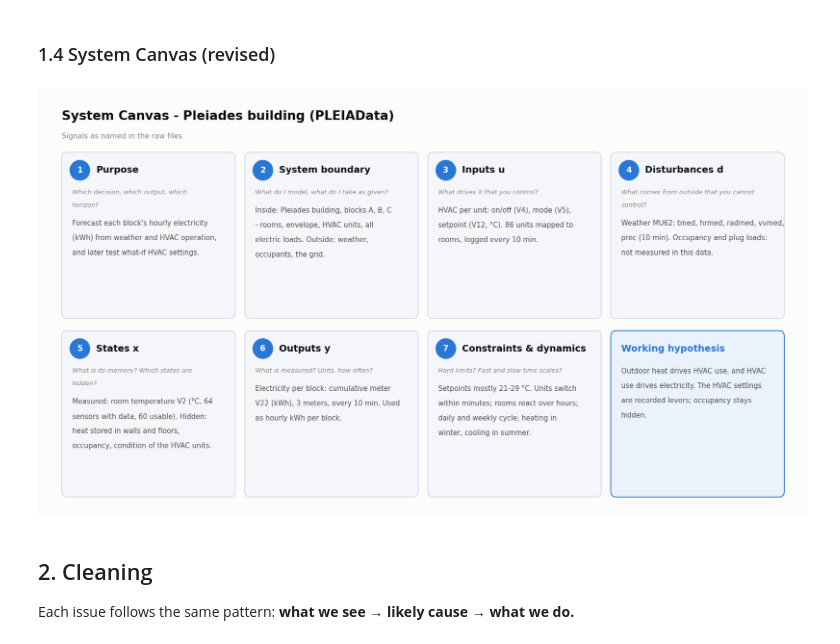
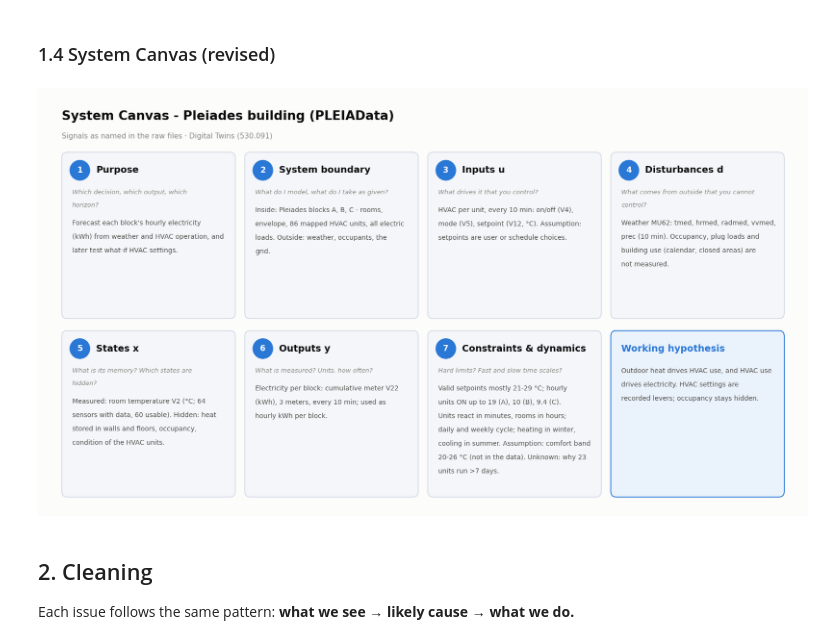
Before and after one commit to AspA-AI/digital_twins_pleiades, a Jupyter notebook: Notebooks/PLEIAData_EDA.ipynb, the cells around one changed output. Saved outputs shown, nothing was run; the diff lists cells and outputs as text; code cells hidden in the pictures.

Commit message:
minor canvas change added

```diff
--- a/Notebooks/PLEIAData_EDA.ipynb
+++ b/Notebooks/PLEIAData_EDA.ipynb
@@ -173,48 +173,49 @@ def draw_canvas(boxes, title, subtitle):
         ax.add_patch(FancyBboxPatch((x, y), w, h, boxstyle="round,pad=0,rounding_size=0.12",
                                     fc="#eaf2fc" if lesson else BOX, ec=ACC if lesson else EDGE, lw=1.4))
         tx = x + 0.22
         if num:
             ax.add_patch(plt.Circle((x + 0.38, y + h - 0.38), 0.21, color=ACC))
             ax.text(x + 0.38, y + h - 0.38, num, color="white", fontsize=12, fontweight="bold", ha="center", va="center")
             tx = x + 0.72
         ax.text(tx, y + h - 0.38, head, fontsize=14, fontweight="bold", color=ACC if lesson else INK, va="center")
         yy = y + h - 0.78
         for line in textwrap.wrap(sub, 42):
             ax.text(x + 0.22, yy, line, fontsize=9.5, color=MUTED, style="italic", va="top"); yy -= 0.27
         yy -= 0.1 if sub else 0
-        for line in textwrap.wrap(body, 41):
-            ax.text(x + 0.22, yy, line, fontsize=10.5, color=INK2, va="top"); yy -= 0.31
+        for line in textwrap.wrap(body, 44):
+            ax.text(x + 0.22, yy, line, fontsize=10, color=INK2, va="top"); yy -= 0.29
     return fig
 
 CANVAS = [
     ("1", "Purpose", "Which decision, which output, which horizon?",
      "Forecast each block's hourly electricity (kWh) from weather and HVAC operation, "
      "and later test what-if HVAC settings."),
     ("2", "System boundary", "What do I model, what do I take as given?",
-     "Inside: Pleiades building, blocks A, B, C - rooms, envelope, HVAC units, all electric loads. "
+     "Inside: Pleiades blocks A, B, C - rooms, envelope, 86 mapped HVAC units, all electric loads. "
      "Outside: weather, occupants, the grid."),
     ("3", "Inputs u", "What drives it that you control?",
-     "HVAC per unit: on/off (V4), mode (V5), setpoint (V12, °C). 86 units mapped to rooms, logged every 10 min."),
+     "HVAC per unit, every 10 min: on/off (V4), mode (V5), setpoint (V12, °C). "
+     "Assumption: setpoints are user or schedule choices."),
     ("4", "Disturbances d", "What comes from outside that you cannot control?",
-     "Weather MU62: tmed, hrmed, radmed, vvmed, prec (10 min). "
-     "Occupancy and plug loads: not measured in this data."),
+     "Weather MU62: tmed, hrmed, radmed, vvmed, prec (10 min). Occupancy, plug loads and "
+     "building use (calendar, closed areas) are not measured."),
     ("5", "States x", "What is its memory? Which states are hidden?",
-     "Measured: room temperature V2 (°C, 64 sensors with data, 60 usable). "
+     "Measured: room temperature V2 (°C; 64 sensors with data, 60 usable). "
      "Hidden: heat stored in walls and floors, occupancy, condition of the HVAC units."),
     ("6", "Outputs y", "What is measured? Units, how often?",
-     "Electricity per block: cumulative meter V22 (kWh), 3 meters, every 10 min. "
-     "Used as hourly kWh per block."),
+     "Electricity per block: cumulative meter V22 (kWh), 3 meters, every 10 min; used as hourly kWh per block."),
     ("7", "Constraints & dynamics", "Hard limits? Fast and slow time scales?",
-     "Setpoints mostly 21-29 °C. Units switch within minutes; rooms react over hours; "
-     "daily and weekly cycle; heating in winter, cooling in summer."),
+     "Valid setpoints mostly 21-29 °C; hourly units ON up to 19 (A), 10 (B), 9.4 (C). "
+     "Units react in minutes, rooms in hours; daily and weekly cycle; heating in winter, cooling in summer. "
+     "Assumption: comfort band 20-26 °C (not in the data). Unknown: why 23 units run >7 days."),
     ("", "Working hypothesis", "",
-     "Outdoor heat drives HVAC use, and HVAC use drives electricity. The HVAC settings are "
-     "recorded levers; occupancy stays hidden."),
+     "Outdoor heat drives HVAC use, and HVAC use drives electricity. HVAC settings are recorded "
+     "levers; occupancy stays hidden."),
 ]
-fig = draw_canvas(CANVAS, "System Canvas - Pleiades building (PLEIAData)", "Signals as named in the raw files")
+fig = draw_canvas(CANVAS, "System Canvas - Pleiades building (PLEIAData)", "Signals as named in the raw files · Digital Twins (530.091)")
 plt.show()
 # %% [output]
-[figure, old version]
+[figure, new version]
 # %% [markdown]
 ## 2. Cleaning
 
```
